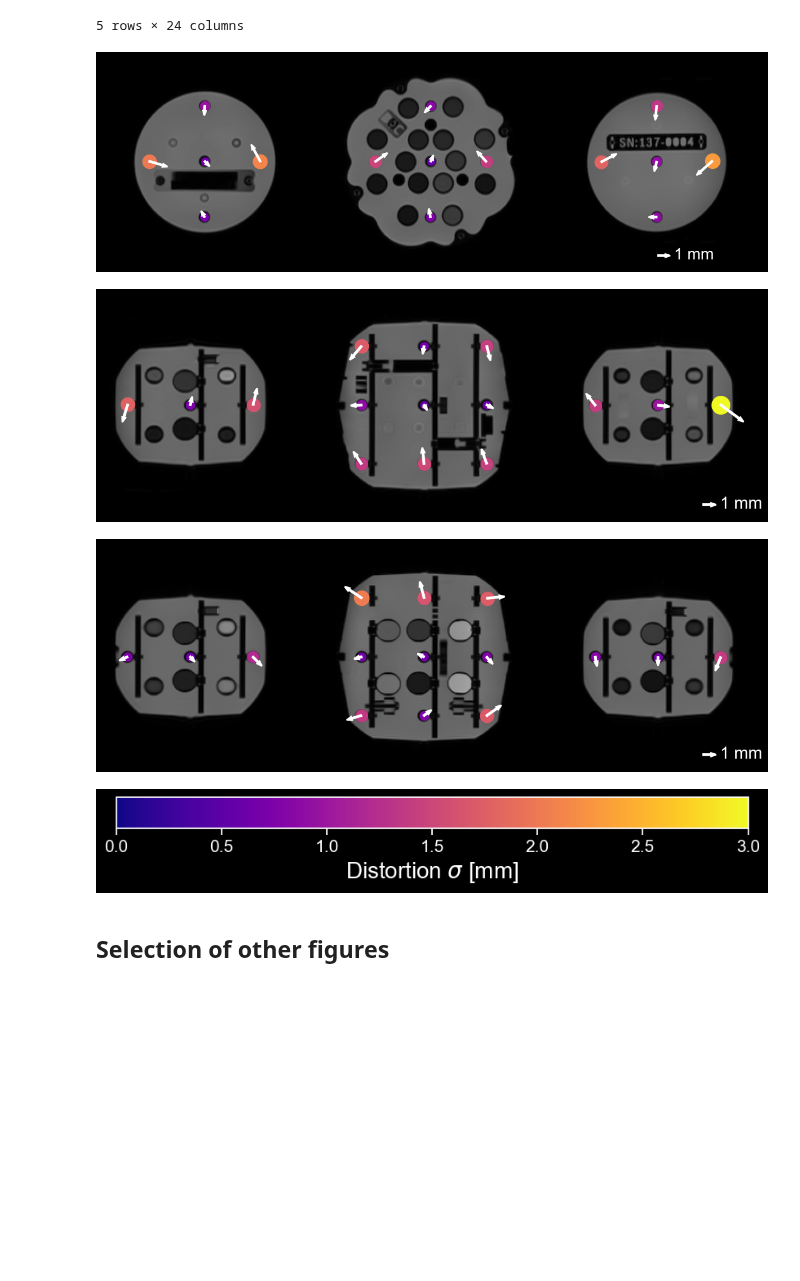
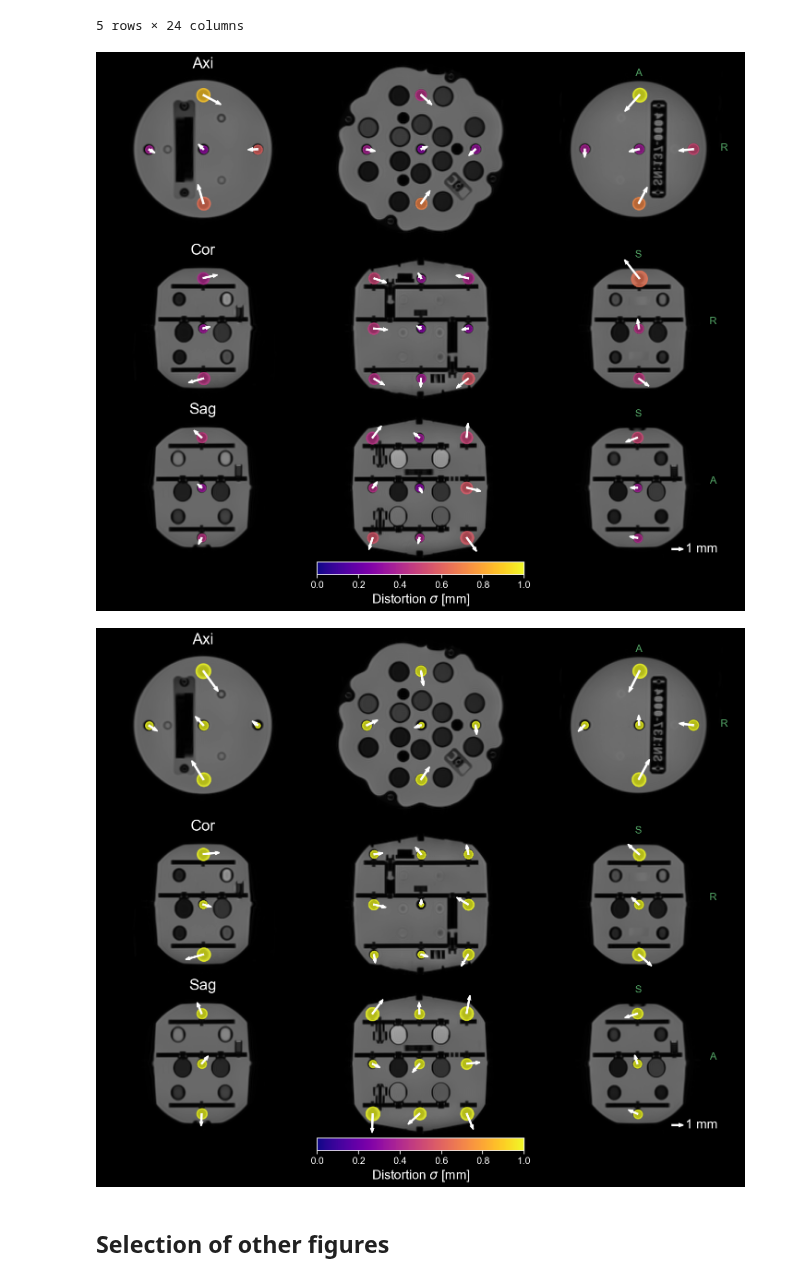
Before and after one commit to UNITY-Physics/unity_qa_paper, a Jupyter notebook: notebooks/distortions.ipynb, the cells around one changed output. Cells and saved outputs as stored; diff of their text form; code cells hidden in the pictures; blank space fills up the shorter version.

Commit message:
Improved figures

```diff
--- a/notebooks/distortions.ipynb
+++ b/notebooks/distortions.ipynb
@@ -183,6 +184,2 @@ import ants
 
 plt.style.use('dark_background')
-# %%
-phantom = Caliber137()
-img = ants.image_read(phantom.get_phantom_nii(weighting='T1w')).numpy()
-fid = ants.image_read(phantom.get_seg_nii('fiducials')).numpy()
@@ -255,21 +306,11 @@ def make_quiver_plot(df0, scan_ax, rot=True):
-# %%
-plt.style.use('dark_background')
-make_quiver_plot(df_master, 'axi'); plt.show()
-make_quiver_plot(df_master, 'cor'); plt.show()
-make_quiver_plot(df_master, 'sag'); plt.show()
-# %% [output]
-[figure, removed]
-[figure, removed]
-[figure, removed]
-# %%
-fig, ax = plt.subplots(figsize=(10, .5))
-norm = mpl.colors.Normalize(vmin=0, vmax=3)
-cb = mpl.colorbar.ColorbarBase(ax, cmap='plasma', norm=norm, orientation='horizontal')
-cb.set_label('Distortion $\sigma$ [mm]', fontsize=20)
-cb.ax.tick_params(labelsize=15)
-plt.show()
-# %% [output]
-[figure, removed]
+# %%
+make_3D_distortion_plot(df_master)
+# %% [output]
+[figure, added]
+# %%
+make_3D_distortion_plot(df_master.loc[df_master.Session=='20230927164642']);
+# %% [output]
+[figure, added]
 # %% [markdown]
 ## Selection of other figures
 # %%
```
Also changed, not shown: parts of 3 cells of this notebook.
